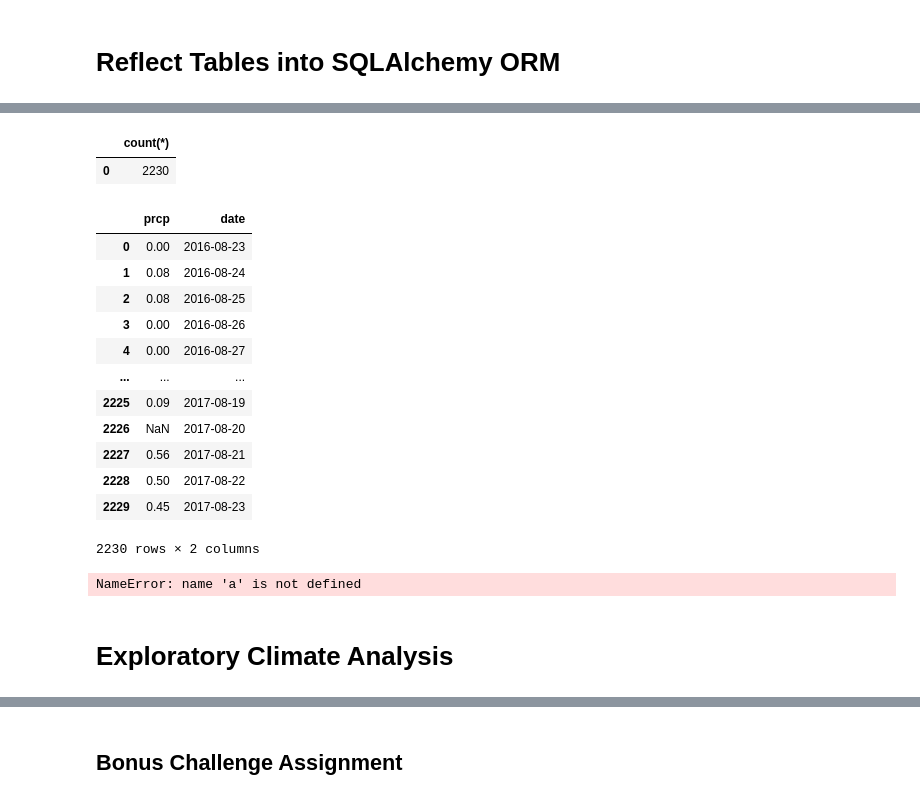
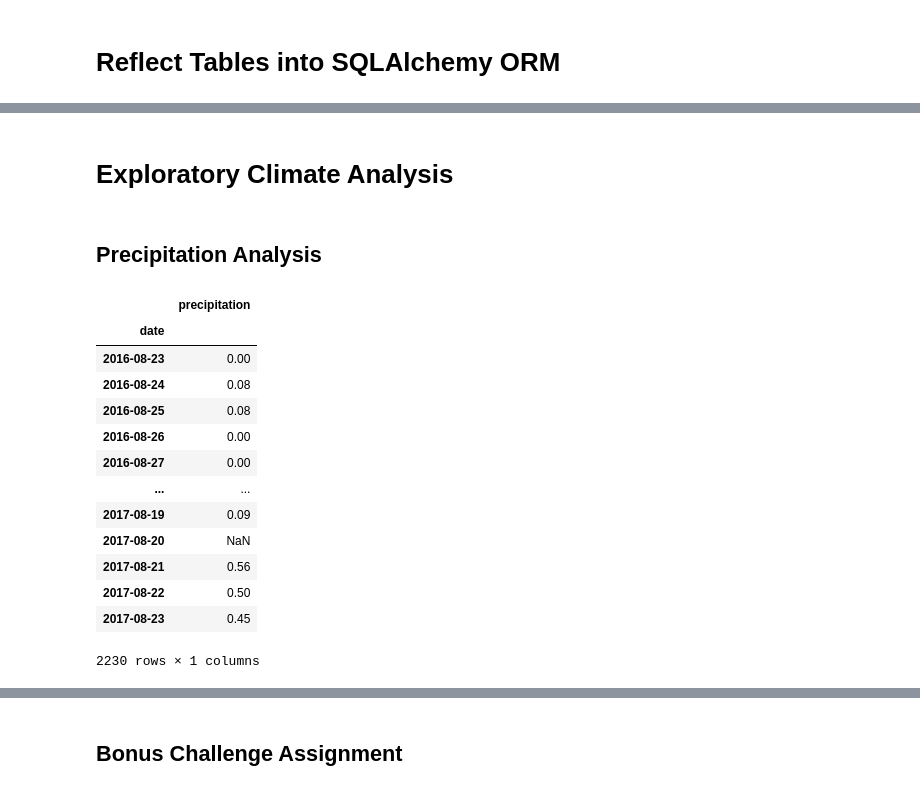
Before and after one commit to luciernaguz/sqlalchemy, a Jupyter notebook: climate_starter.ipynb, the cells around one changed output, grey strips where cells are left out. Drawn from its saved outputs; the diff is of its cells as text; code cells hidden in the pictures.

```diff
--- a/climate_starter.ipynb
+++ b/climate_starter.ipynb
@@ -166,39 +40,37 @@ last_date
 # %%
-pd.read_sql('select count(*) from measurement where date between "2016-08-23" and "2017-08-231"',engine)
+#query example pd.read_sql('select count(*) from measurement where date between "2016-08-23" and "2017-08-231"',engine)
-# %% [output]
-|  | count(*) |
-| 0 | 2230 |
 # %%
-pd.read_sql('select prcp,date from measurement where date between "2016-08-23" and "2017-08-23"',engine)
+#  query examples pd.read_sql('select prcp,date from measurement where date between "2016-08-23" and "2017-08-23"',engine)
-# %% [output]
-|  | prcp | date |
-| 0 | 0.00 | 2016-08-23 |
-| 1 | 0.08 | 2016-08-24 |
-| 2 | 0.08 | 2016-08-25 |
-| 3 | 0.00 | 2016-08-26 |
-| 4 | 0.00 | 2016-08-27 |
-| ... | ... | ... |
-| 2225 | 0.09 | 2017-08-19 |
-| 2226 | NaN | 2017-08-20 |
-| 2227 | 0.56 | 2017-08-21 |
-| 2228 | 0.50 | 2017-08-22 |
-| 2229 | 0.45 | 2017-08-23 |
-2230 rows × 2 columns
-# %%
-c=session.query(a).order_by(a.id.desc()).limit(2)
-# %% [output]
-NameError: name 'a' is not defined
 # %% [markdown]
 # Exploratory Climate Analysis
+# %% [markdown]
+## Precipitation Analysis
 # %%
 # Design a query to retrieve the last 12 months of precipitation data and plot the results
 
+#first obtain the last date entry to use it in the query of the data
+last_date=session.query(measurement.date).order_by(measurement.date.desc()).first()
+last_date
 # Calculate the date 1 year ago from the last data point in the database
-
 # Perform a query to retrieve the data and precipitation scores
-
+data_precipitation=session.query(measurement.date,measurement.prcp).filter(measurement.date>= '2016-08-23').filter(measurement.date<='2017-08-23').all()
+data_precipitation
 # Save the query results as a Pandas DataFrame and set the index to the date column
-
-# Sort the dataframe by date
-
-# Use Pandas Plotting with Matplotlib to plot the data
+all_precipitation_df = pd.DataFrame(data_precipitation, columns = ['date', 'precipitation'])
+all_precipitation_df.set_index('date', inplace = True)
+all_precipitation_df
+# %% [output]
+|  | precipitation |
+| date |  |
+| 2016-08-23 | 0.00 |
+| 2016-08-24 | 0.08 |
+| 2016-08-25 | 0.08 |
+| 2016-08-26 | 0.00 |
+| 2016-08-27 | 0.00 |
+| ... | ... |
+| 2017-08-19 | 0.09 |
+| 2017-08-20 | NaN |
+| 2017-08-21 | 0.56 |
+| 2017-08-22 | 0.50 |
+| 2017-08-23 | 0.45 |
+2230 rows × 1 columns
```
Also changed, not shown: parts of 30 cells of this notebook, 9 other files.
